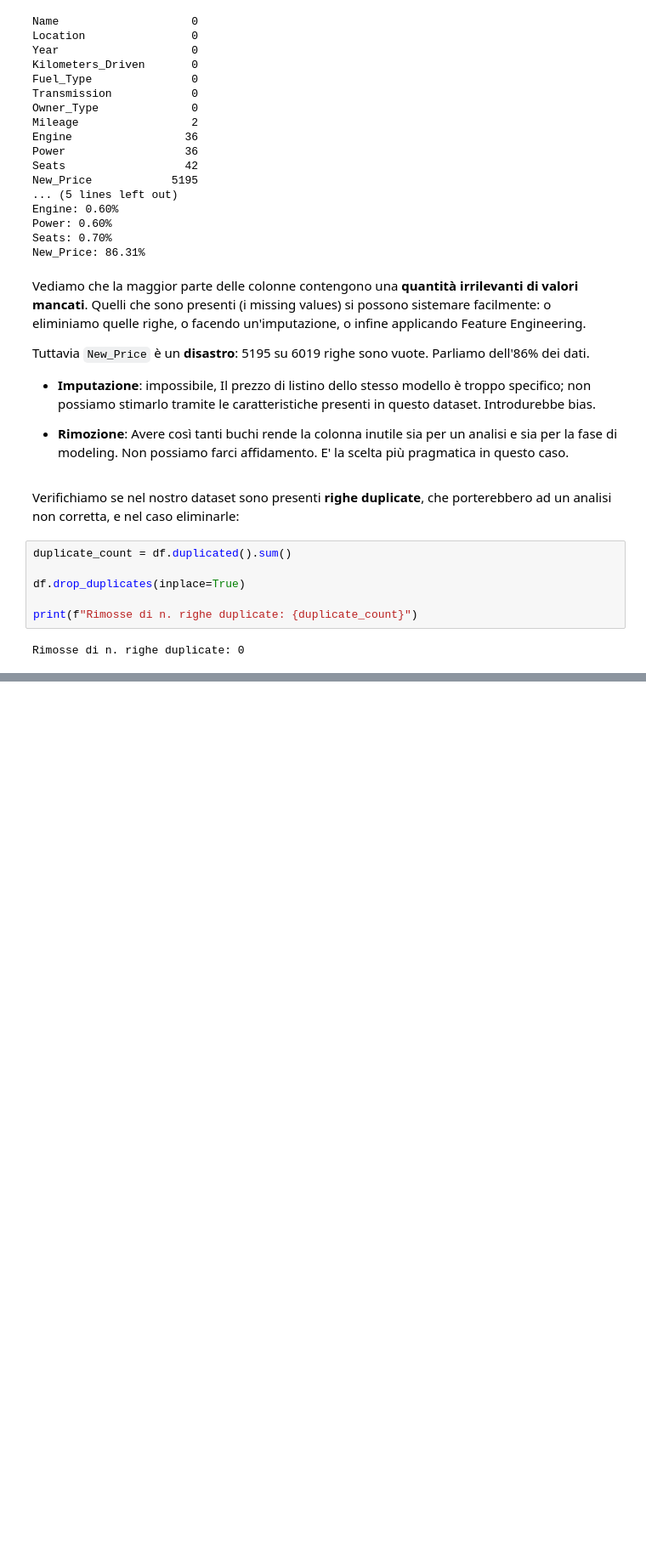
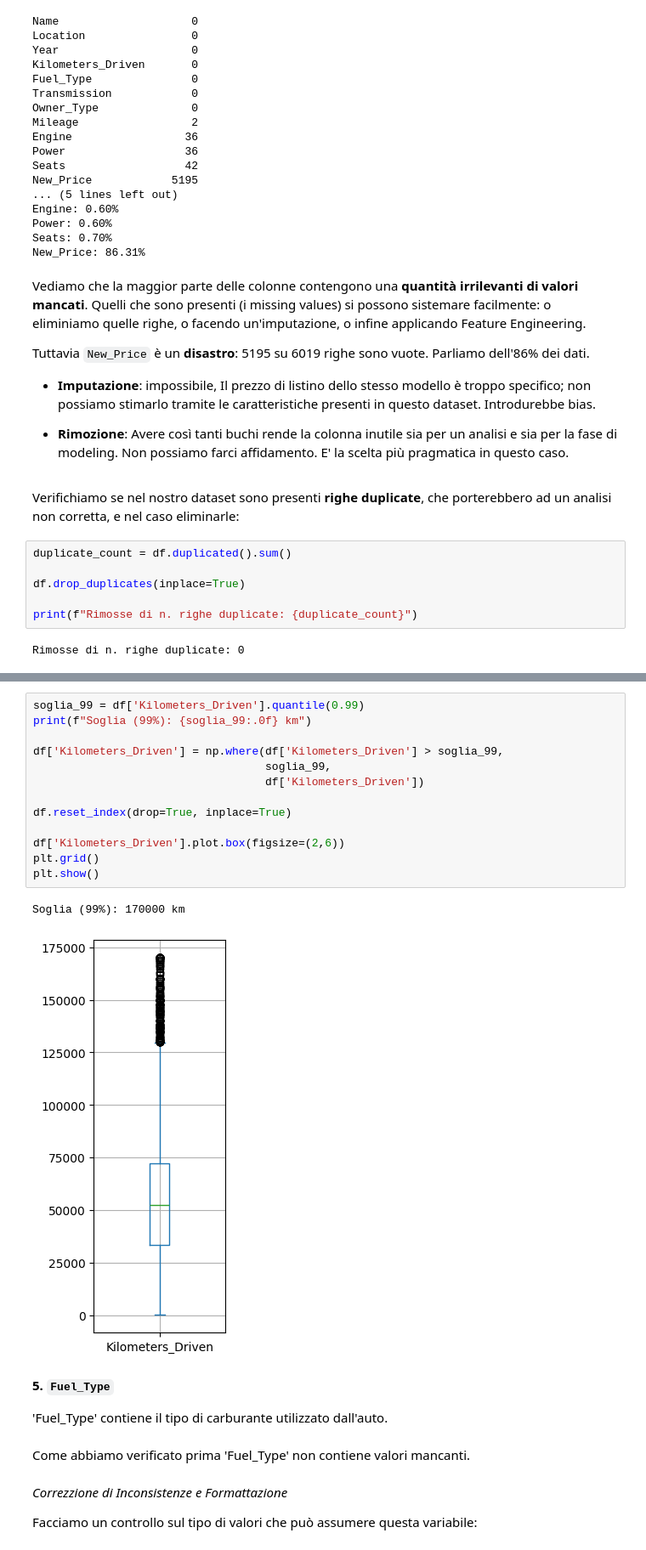
Before and after one commit to fragreco04/progetto-fad-2526, a Jupyter notebook: notebooks/completed/project.ipynb, the cells around one changed output, grey strips where cells are left out. Shown at 85% size. Saved outputs shown, nothing was run; the diff lists cells and outputs as text; blank space fills up the shorter version.

```diff
--- a/notebooks/completed/project.ipynb
+++ b/notebooks/completed/project.ipynb
@@ -170,0 +400,26 @@ Adesso eseguiremo **per ogni caratterisitca** un processo di Data Cleaning che i
+# %%
+soglia_99 = df['Kilometers_Driven'].quantile(0.99)
+print(f"Soglia (99%): {soglia_99:.0f} km")
+
+df['Kilometers_Driven'] = np.where(df['Kilometers_Driven'] > soglia_99,
+                                   soglia_99,
+                                   df['Kilometers_Driven'])
+
+df.reset_index(drop=True, inplace=True)
+
+df['Kilometers_Driven'].plot.box(figsize=(2,6))
+plt.grid()
+plt.show()
+# %% [output]
+Soglia (99%): 170000 km
+[figure, added]
+# %% [markdown]
+**5. `Fuel_Type`**
+
+'Fuel_Type' contiene il tipo di carburante utilizzato dall'auto.
+# %% [markdown]
+Come abbiamo verificato prima 'Fuel_Type' non contiene valori mancanti.
+# %% [markdown]
+*Correzzione di Inconsistenze e Formattazione*
+
+Facciamo un controllo sul tipo di valori che può assumere questa variabile:
```
Also changed, not shown: parts of 132 cells of this notebook, 1 other file.
